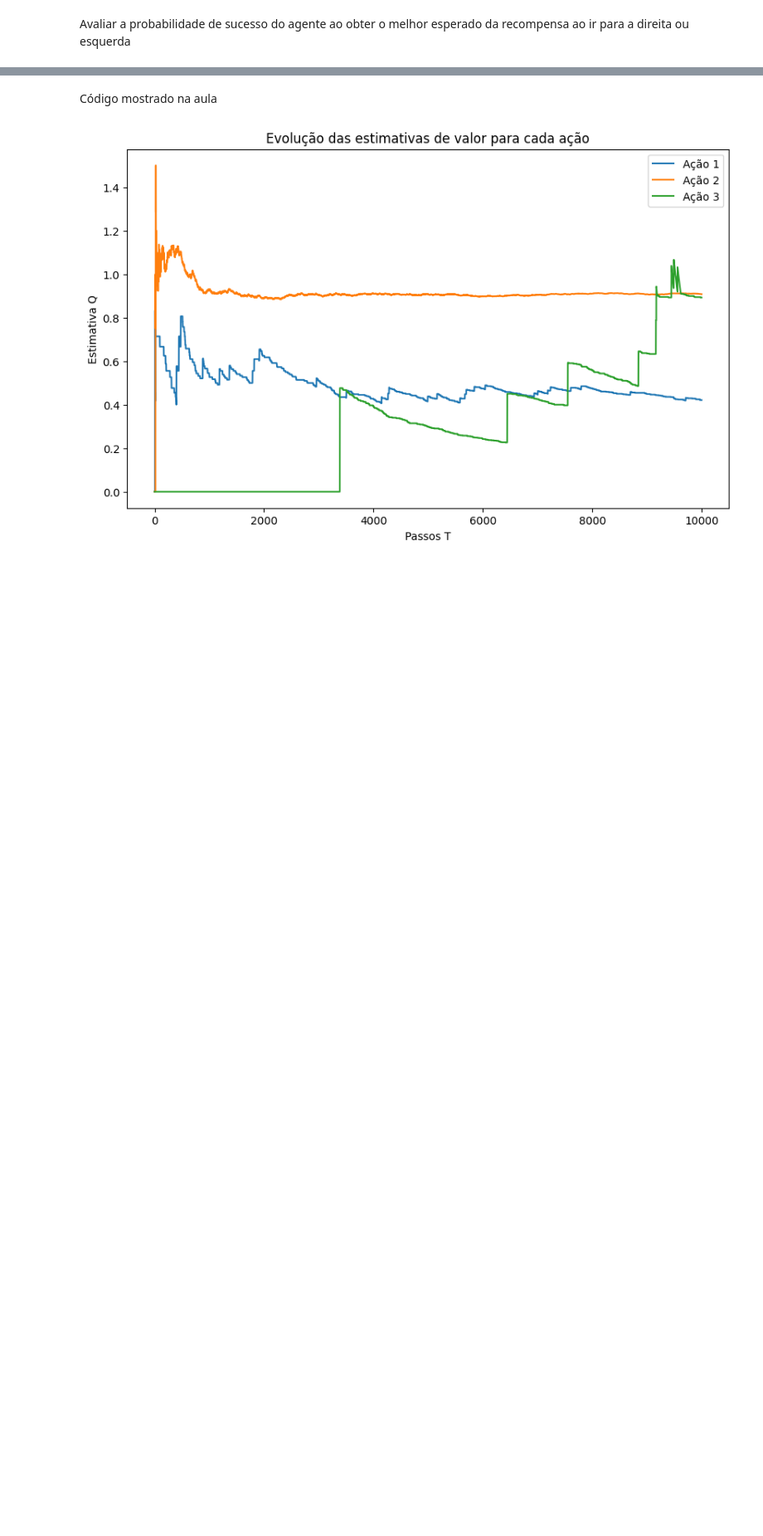
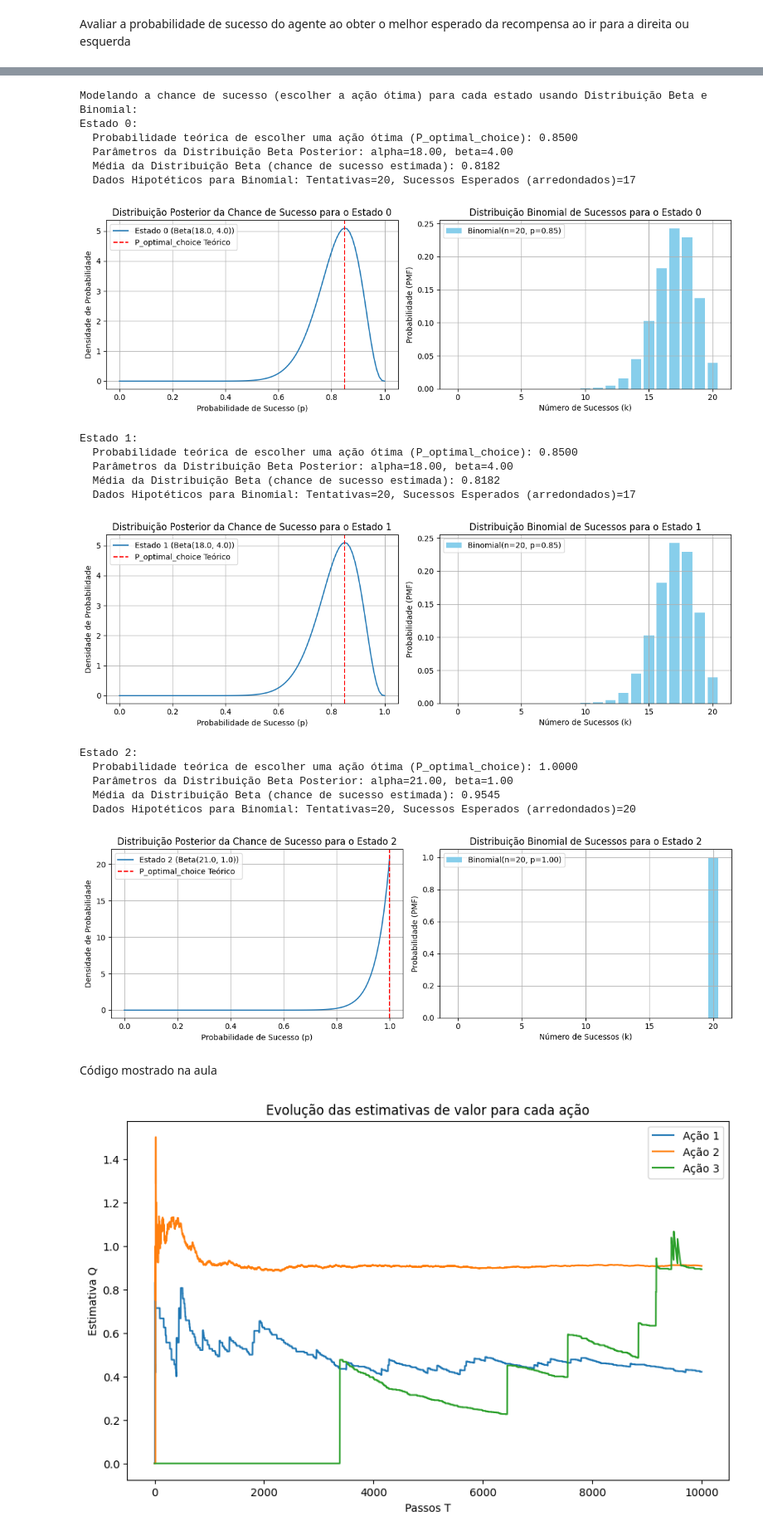
Before and after one commit to jeniferGoncalvesDaSilvaDev/Introdu-o-Aprendizagem-por-Refor-o, a Jupyter notebook: revisão_e_greedy.ipynb, the cells around one changed output, grey strips where cells are left out. Shown at 83% size. Drawn from its saved outputs; the diff is of its cells as text; code cells hidden in the pictures; blank space fills up the shorter version.

```diff
--- a/revisão_e_greedy.ipynb
+++ b/revisão_e_greedy.ipynb
@@ -94,22 +155,20 @@ Avaliar a probabilidade de sucesso do agente ao obter o melhor esperado da recom
 # %%
 import matplotlib.pyplot as plt
 import numpy as np
-from scipy.stats import beta, binom # Importar explicitamente aqui para garantir self-containment
+from scipy.stats import beta, binom # Importar binom aqui
 
-class success_chance_enviroment_agent():
+class SuccessChanceEnvironmentAgent:
     def __init__(self, Q_table, epsilon, num_actions):
         self.Q_table = Q_table
         self.epsilon = epsilon
         self.num_actions = num_actions
-        # self.estimator agora se refere à função de seleção de ação epsilon-greedy
-        self.estimator_func = select_action_epsilon_greedy
 
         # Inicializar o prior para a distribuição Beta para cada estado
         # Um prior não informativo comum é Beta(1,1) (distribuição uniforme)
         self.alpha_priors = np.ones(Q_table.shape[0])
         self.beta_priors = np.ones(Q_table.shape[0])
 
-    def show_success_chance_environment(self, num_hypothetical_trials=5, plot_dist=True):
+    def show_success_chance_environment(self, num_hypothetical_trials=10, plot_dist=True):
         """
         Modela a chance de sucesso (escolher uma ação ótima) para cada estado
         usando uma distribuição Beta, informada pela política epsilon-greedy.
@@ -119,12 +178,13 @@ class success_chance_enviroment_agent():
                                            sintetizar sucessos/falhas efetivos.
             plot_dist (bool): Se deve ou não plotar as distribuições Beta e Binomial.
         """
-        print("\nModelando a chance de sucesso (escolher a ação ótima) para cada estado:")
+        print("\nModelando a chance de sucesso (escolher a ação ótima) para cada estado usando Distribuição Beta e Binomial:")
 
         for s in range(self.Q_table.shape[0]):
             # 1. Identificar as ações ótimas para o estado atual
             q_values_state = self.Q_table[s, :]
             max_q = np.max(q_values_state)
+            # Obter todas as ações que têm o valor Q máximo (para lidar com empates)
             optimal_actions = np.where(q_values_state == max_q)[0]
             num_optimal_actions = len(optimal_actions)
 
@@ -139,6 +199,7 @@ class success_chance_enviroment_agent():
 
             # 3. Usar esta probabilidade para sintetizar 'sucessos' e 'falhas' efetivas
             #    para atualizar os parâmetros da distribuição Beta.
+            # Estes são os 'dados observados' do seu diagrama que atualizam 'crença sobre p(a)'
             effective_successes = np.round(num_hypothetical_trials * p_optimal_choice)
             effective_failures = np.round(num_hypothetical_trials * (1 - p_optimal_choice))
 
@@ -147,30 +208,23 @@ class success_chance_enviroment_agent():
             beta_posterior = self.beta_priors[s] + effective_failures
 
             print(f"Estado {s}:")
-            print(f"  Probabilidade teórica de ação ótima (P_optimal_choice): {p_optimal_choice:.4f}")
+            print(f"  Probabilidade teórica de escolher uma ação ótima (P_optimal_choice): {p_optimal_choice:.4f}")
             print(f"  Parâmetros da Distribuição Beta Posterior: alpha={alpha_posterior:.2f}, beta={beta_posterior:.2f}")
             estimated_success_chance = alpha_posterior / (alpha_posterior + beta_posterior)
             print(f"  Média da Distribuição Beta (chance de sucesso estimada): {estimated_success_chance:.4f}")
-
-            # Adição para verificar a proximidade
-            if np.isclose(estimated_success_chance, p_optimal_choice, atol=0.05):
-                print(f"  A chance de sucesso estimada ({estimated_success_chance:.4f}) está próxima da probabilidade teórica ({p_optimal_choice:.4f}).")
-            else:
-                print(f"  A chance de sucesso estimada ({estimated_success_chance:.4f}) difere da probabilidade teórica ({p_optimal_choice:.4f}).")
-
-            # Novos prints solicitados pelo usuário
-            print(f"  Dados Binomiais Hipotéticos: Tentativas={num_hypothetical_trials}, Sucessos Efetivos={effective_successes:.0f}, Falhas Efetivas={effective_failures:.0f}")
-            print(f"  Verificação: Sucessos + Falhas = {effective_successes + effective_failures:.0f} (esperado: {num_hypothetical_trials})")
+            print(f"  Dados Hipotéticos para Binomial: Tentativas={num_hypothetical_trials}, Sucessos Esperados (arredondados)={effective_successes:.0f}")
 
             if plot_dist:
                 # Plot da Distribuição Beta
                 x_beta = np.linspace(0, 1, 100)
                 plt.figure(figsize=(12, 4))
                 plt.subplot(1, 2, 1) # Subplot para a Beta
-                plt.plot(x_beta, beta.pdf(x_beta, alpha_posterior, beta_posterior), label=f'Estado {s} (Beta({alpha_posterior:.1f}, {beta_posterior:.1f}))')
+                plt.plot(x_beta, beta.pdf(x_beta, alpha_posterior, beta_posterior),
+                         label=f'Estado {s} (Beta({alpha_posterior:.1f}, {beta_posterior:.1f}))')
                 plt.title(f'Distribuição Posterior da Chance de Sucesso para o Estado {s}')
                 plt.xlabel('Probabilidade de Sucesso (p)')
                 plt.ylabel('Densidade de Probabilidade')
+                plt.axvline(p_optimal_choice, color='r', linestyle='--', label='P_optimal_choice Teórico')
                 plt.legend()
                 plt.grid(True)
 
@@ -189,7 +243,4 @@ class success_chance_enviroment_agent():
                 plt.tight_layout()
                 plt.show()
 
-# Exemplo de como usar a classe e o novo método:
-# (Assumindo que Q_example, epsilon_value, num_actions estão definidos globalmente)
-# agent_model = success_chance_enviroment_agent(Q_example, epsilon_value, num_actions)
-# agent_model.show_success_chance_environment()
+# --- Demonstração de uso da classe ---
@@ -225,3 +247,29 @@ Estado 2:
+# %%
+# Usando os valores já definidos no notebook
+# Q_example, epsilon_value, num_actions
+
+agent_beta_model = SuccessChanceEnvironmentAgent(Q_example, epsilon_value, num_actions)
+agent_beta_model.show_success_chance_environment(num_hypothetical_trials=20)
+# %% [output]
+Modelando a chance de sucesso (escolher a ação ótima) para cada estado usando Distribuição Beta e Binomial:
+Estado 0:
+  Probabilidade teórica de escolher uma ação ótima (P_optimal_choice): 0.8500
+  Parâmetros da Distribuição Beta Posterior: alpha=18.00, beta=4.00
+  Média da Distribuição Beta (chance de sucesso estimada): 0.8182
+  Dados Hipotéticos para Binomial: Tentativas=20, Sucessos Esperados (arredondados)=17
+[figure, added]
+Estado 1:
+  Probabilidade teórica de escolher uma ação ótima (P_optimal_choice): 0.8500
+  Parâmetros da Distribuição Beta Posterior: alpha=18.00, beta=4.00
+  Média da Distribuição Beta (chance de sucesso estimada): 0.8182
+  Dados Hipotéticos para Binomial: Tentativas=20, Sucessos Esperados (arredondados)=17
+[figure, added]
+Estado 2:
+  Probabilidade teórica de escolher uma ação ótima (P_optimal_choice): 1.0000
+  Parâmetros da Distribuição Beta Posterior: alpha=21.00, beta=1.00
+  Média da Distribuição Beta (chance de sucesso estimada): 0.9545
+  Dados Hipotéticos para Binomial: Tentativas=20, Sucessos Esperados (arredondados)=20
+[figure, added]
 # %% [markdown]
 Código mostrado na aula
 # %%
```
Also changed, not shown: parts of 6 cells of this notebook.
